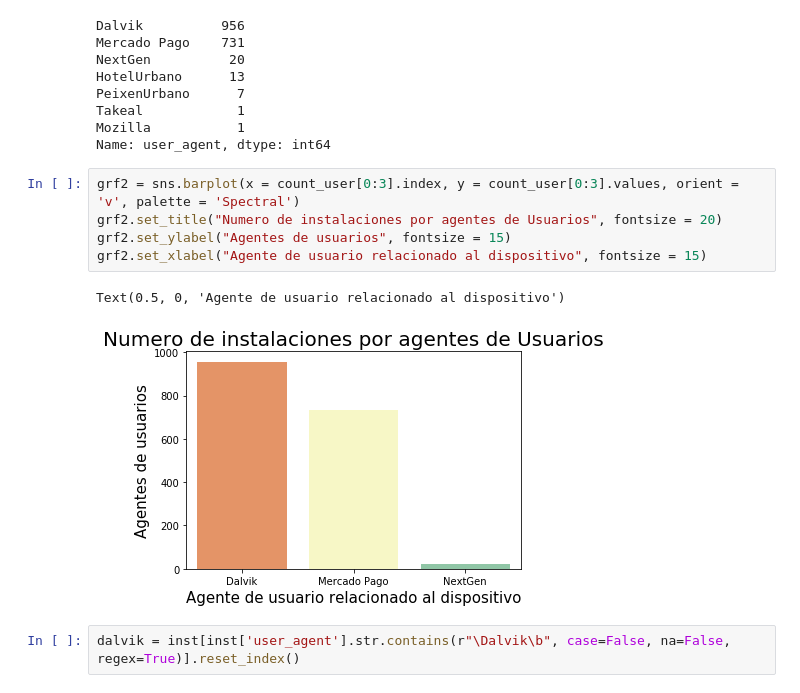
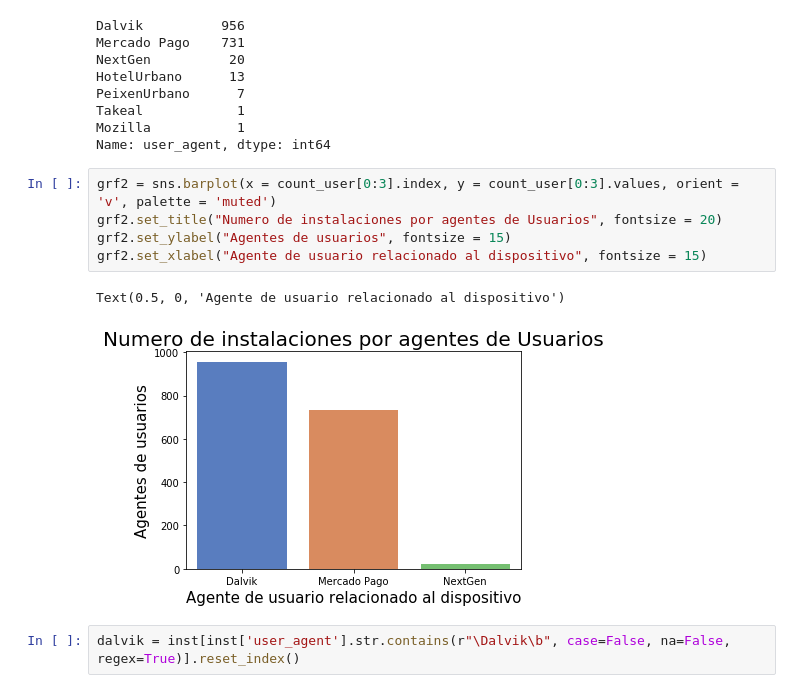
Before and after one commit to EscobarMariaSol/Organizacion-de-datos, a Jupyter notebook: Análisis de User Agents.ipynb, the cells around one changed output. Drawn from its saved outputs; the diff is of its cells as text.

```diff
--- a/Análisis de User Agents.ipynb
+++ b/Análisis de User Agents.ipynb
@@ -95,13 +95,13 @@ Takeal            1
 Mozilla           1
 Name: user_agent, dtype: int64
 # %%
-grf2 = sns.barplot(x = count_user[0:3].index, y = count_user[0:3].values, orient = 'v', palette = 'Spectral')
+grf2 = sns.barplot(x = count_user[0:3].index, y = count_user[0:3].values, orient = 'v', palette = 'muted')
 grf2.set_title("Numero de instalaciones por agentes de Usuarios", fontsize = 20)
 grf2.set_ylabel("Agentes de usuarios", fontsize = 15)
 grf2.set_xlabel("Agente de usuario relacionado al dispositivo", fontsize = 15)
 # %% [output]
 Text(0.5, 0, 'Agente de usuario relacionado al dispositivo')
-[figure, old version]
+[figure, new version]
 # %%
 dalvik = inst[inst['user_agent'].str.contains(r"\Dalvik\b", case=False, na=False, regex=True)].reset_index()
 # %%
```
Also changed, not shown: parts of 4 cells of this notebook.
